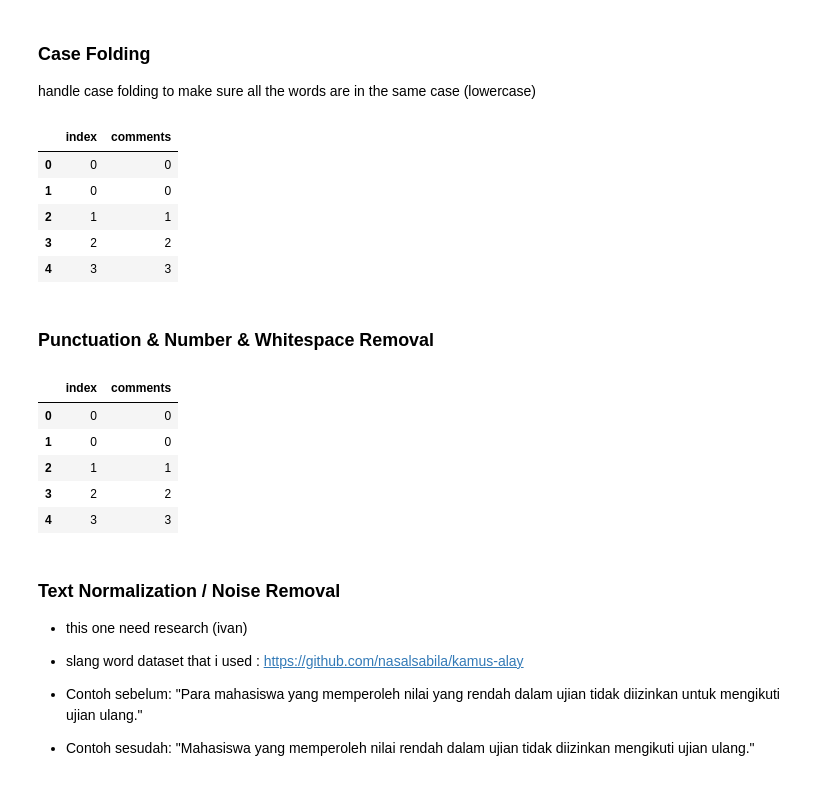
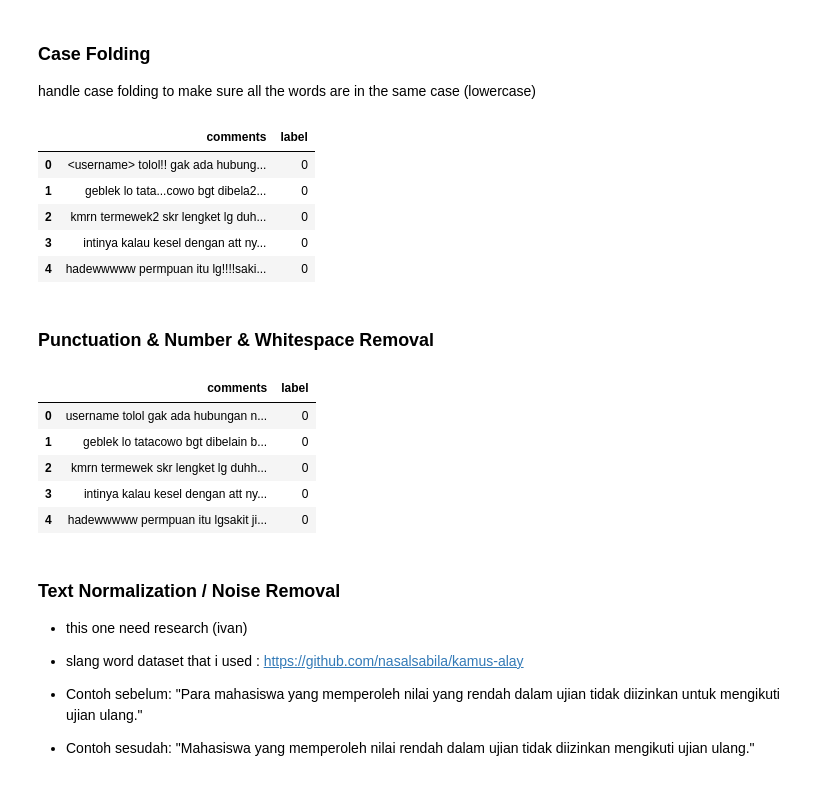
Before and after one commit to AureliusIvan/Sentiment-Analysis-of-Indonesia-Presidential-Election-2024-based-on-Instagram-Comments, a Jupyter notebook: NB.ipynb, the cells around one changed output. Saved outputs shown, nothing was run; the diff lists cells and outputs as text; code cells hidden in the pictures.

```diff
--- a/NB.ipynb
+++ b/NB.ipynb
@@ -108,10 +119,12 @@ tweet_cellular['label'] = tweet_cellular['Sentiment'].astype(int)
 tweet_cellular.drop(columns=['Id', 'Sentiment'], inplace=True)
 tweet_cellular.rename(columns={'Text Tweet': 'comments'}, inplace=True)
 # integrate all secondary dataset
-secondary_dataset = pd.concat([instagram_cyber_comments, tweet_tv, tweet_pilkada, tweet_opini_film, tweet_cellular], ignore_index=True)
+secondary_dataset = pd.concat([
+    instagram_cyber_comments,
+    tweet_tv,
+    tweet_pilkada,
+    tweet_opini_film,
+    tweet_cellular
+    ], ignore_index=True)
 #change data type to string to ensure all data type is string
 secondary_dataset['comments'] = secondary_dataset['comments'].astype(str)
-
-display(secondary_dataset.head())
-# convert to csv
-# secondary_dataset.to_csv('./Dataset/secondary_dataset.csv', index=False)
@@ -141,6 +147,7 @@ display(secondary_dataset.head())
 def handleMissingValue(df):
     df = df.dropna()
     df = df.drop_duplicates()
+    df = df.reset_index(drop=True)
     # df = df.reset_index(drop=True)
     # set column name
     # pick only comments features
@@ -188,46 +195,46 @@ import string
 #     for i in range(0, len(data)):
 #         try:
 #             print(data['comments'][i])
 #             commentTemp = data['comments'][i]
 #             datatemps.append(commentTemp.str.lower())
 #             #lower case
 #             commentTemp = data
 #         except KeyError as e:
 #             # print(f"KeyError at index {i}: {e}")
 #             pass # skip the row if there is no comment
 #     datatemps = {'comments': datatemps}
 #     return pd.DataFrame(datatemps)
 
 def case_folding(data):
     datatemps = []
     for i in range(0, len(data)):
         try:
             commentTemp = data['comments'][i]
             if isinstance(commentTemp, str):  # Check if the value is a string
                 datatemps.append(commentTemp.lower())
         except KeyError as e:
             # print(f"KeyError at index {i}: {e}")
             pass  # skip the row if there is no comment
     datatemps = {'comments': datatemps}
     return pd.DataFrame(datatemps)
 
 
-anies_before['comments'] =  pd.DataFrame(case_folding(anies_before))
-anies_after['comments'] =  pd.DataFrame(case_folding(anies_after))
-ganjar_before['comments'] =  pd.DataFrame(case_folding(ganjar_before))
-ganjar_after['comments'] =  pd.DataFrame(case_folding(ganjar_after))
-prabowo_before['comments'] =  pd.DataFrame(case_folding(prabowo_before))
-prabowo_after['comments'] =  pd.DataFrame(case_folding(prabowo_after))
+# anies_before['comments'] =  pd.DataFrame(case_folding(anies_before))
+# anies_after['comments'] =  pd.DataFrame(case_folding(anies_after))
+# ganjar_before['comments'] =  pd.DataFrame(case_folding(ganjar_before))
+# ganjar_after['comments'] =  pd.DataFrame(case_folding(ganjar_after))
+# prabowo_before['comments'] =  pd.DataFrame(case_folding(prabowo_before))
+# prabowo_after['comments'] =  pd.DataFrame(case_folding(prabowo_after))
 secondary_dataset['comments'] =  pd.DataFrame(case_folding(secondary_dataset))
 
-display(anies_after.head())
+display(secondary_dataset.head())
 # %% [output]
-|  | index | comments |
-| 0 | 0 | 0 |
-| 1 | 0 | 0 |
-| 2 | 1 | 1 |
-| 3 | 2 | 2 |
-| 4 | 3 | 3 |
+|  | comments | label |
+| 0 | <username> tolol!! gak ada hubung... | 0 |
+| 1 | geblek lo tata...cowo bgt dibela2... | 0 |
+| 2 | kmrn termewek2 skr lengket lg duh... | 0 |
+| 3 | intinya kalau kesel dengan att ny... | 0 |
+| 4 | hadewwwww permpuan itu lg!!!!saki... | 0 |
 # %% [markdown]
 ### Punctuation & Number & Whitespace Removal
 # %%
@@ -265,12 +288,12 @@ secondary_dataset['comments'] = pd.DataFrame(remove_punct(secondary_dataset))
 # %%
-display(anies_after.head())
+display(secondary_dataset.head())
 # %% [output]
-|  | index | comments |
-| 0 | 0 | 0 |
-| 1 | 0 | 0 |
-| 2 | 1 | 1 |
-| 3 | 2 | 2 |
-| 4 | 3 | 3 |
+|  | comments | label |
+| 0 | username tolol gak ada hubungan n... | 0 |
+| 1 | geblek lo tatacowo bgt dibelain b... | 0 |
+| 2 | kmrn termewek skr lengket lg duhh... | 0 |
+| 3 | intinya kalau kesel dengan att ny... | 0 |
+| 4 | hadewwwww permpuan itu lgsakit ji... | 0 |
 # %% [markdown]
 ### Text Normalization / Noise Removal
 
```
Also changed, not shown: parts of 28 cells of this notebook, 10 other files.
